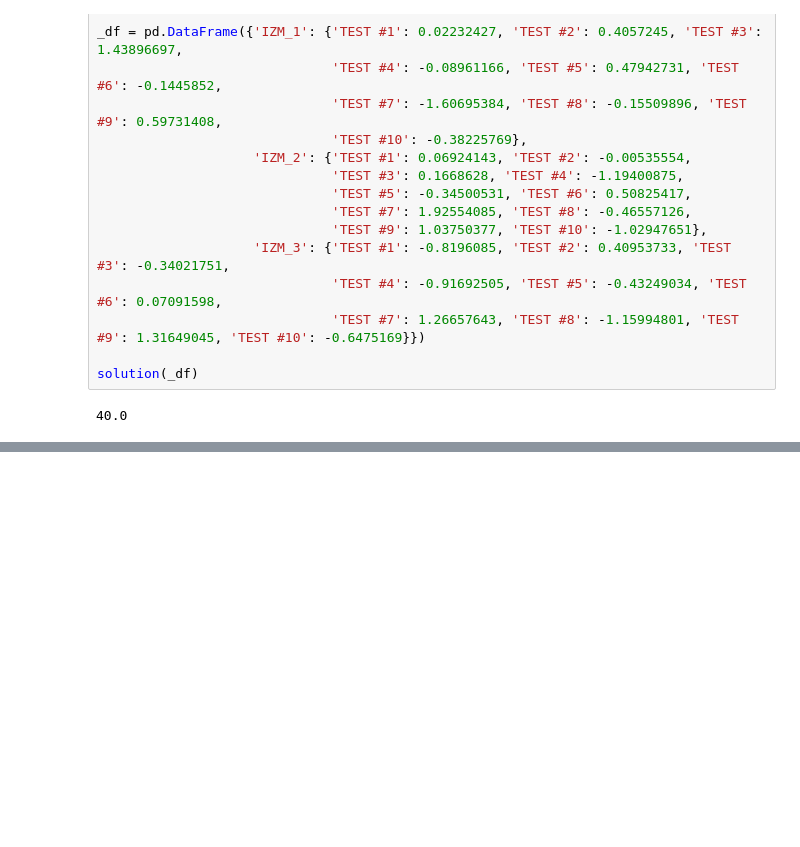
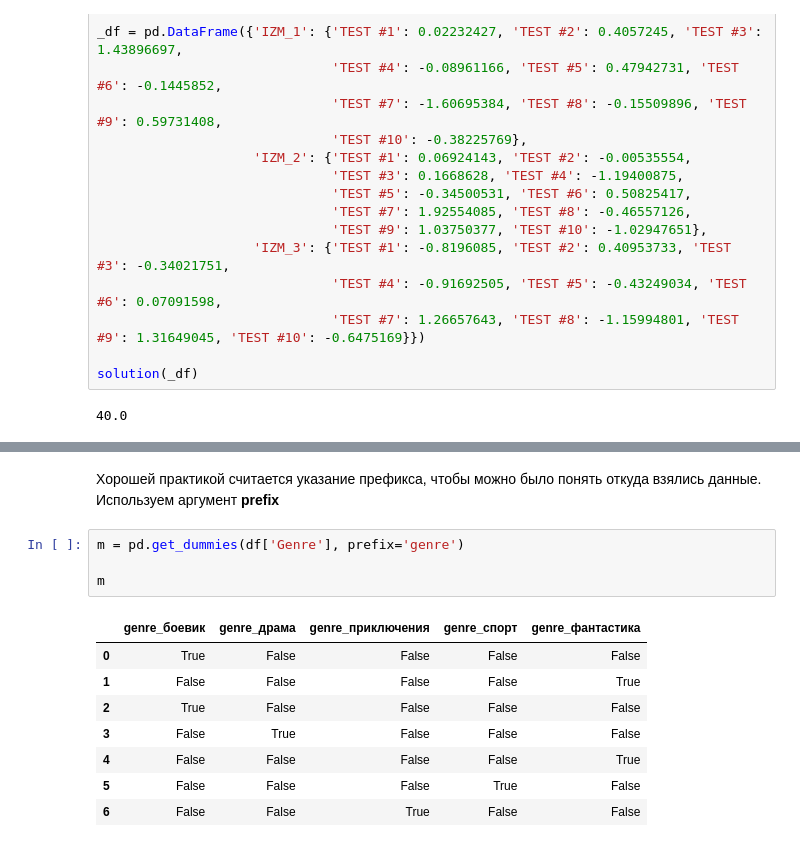
Before and after one commit to VadzimRudzman/pandas_fundamentals, a Jupyter notebook: Основы Pandas.ipynb, the cells around one changed output, grey strips where cells are left out. Saved outputs shown, nothing was run; the diff lists cells and outputs as text; blank space fills up the shorter version.

```diff
--- a/Основы Pandas.ipynb
+++ b/Основы Pandas.ipynb
@@ -3273,0 +3307,15 @@ solution(_df)
+# %% [markdown]
+Хорошей практикой считается указание префикса, чтобы можно было понять откуда взялись данные. Используем аргумент **prefix**
+# %%
+m = pd.get_dummies(df['Genre'], prefix='genre')
+
+m
+# %% [output]
+|  | genre_боевик | genre_драма | genre_приключения | genre_спорт | genre_фантастика |
+| 0 | True | False | False | False | False |
+| 1 | False | False | False | False | True |
+| 2 | True | False | False | False | False |
+| 3 | False | True | False | False | False |
+| 4 | False | False | False | False | True |
+| 5 | False | False | False | True | False |
+| 6 | False | False | True | False | False |
```
Also changed, not shown: parts of 64 cells of this notebook.
